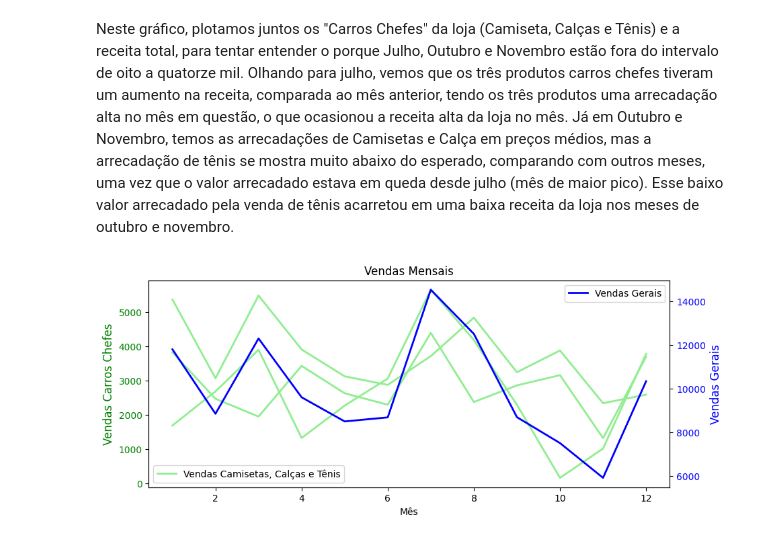
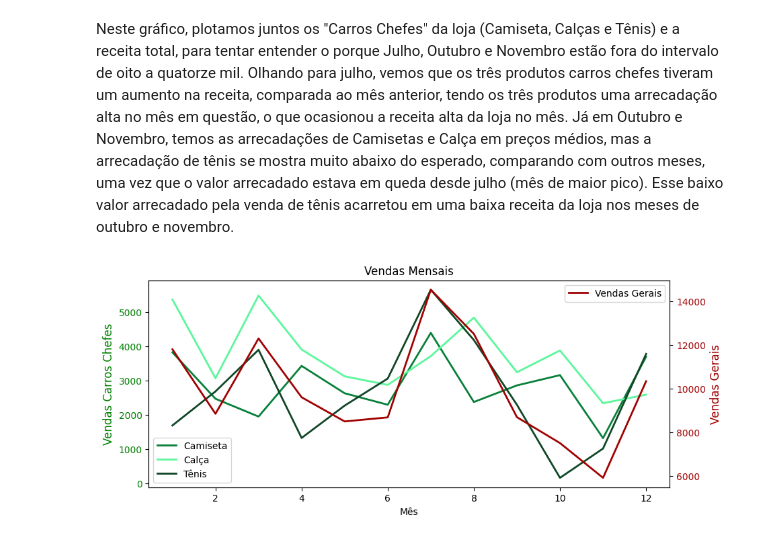
Before and after one commit to arthurantonio/Teste_Analytics_ArthurPereira, a Jupyter notebook: Analise.ipynb, the cells around one changed output. Cells and saved outputs as stored; diff of their text form; code cells hidden in the pictures.

```diff
--- a/Analise.ipynb
+++ b/Analise.ipynb
@@ -15,7 +15,7 @@ Mounted at /content/drive/
 # %% [markdown]
 # **Tratamento do Dados**
 # %%
-caminho = '/content/drive/MyDrive/PS Quod/data.csv'
+caminho = '/content/drive/MyDrive/PS Quod/data/data.csv'
 vendas = pd.read_csv(caminho)
 vendas.head()
 # %% [output]
@@ -245,26 +245,26 @@ Neste gráfico, plotamos juntos os "Carros Chefes" da loja (Camiseta, Calças e
 # %%
 # Criando o gráfico
 fig, ax1 = plt.subplots()
 
-ax1.plot(camiseta, color='lightgreen', linestyle='-', linewidth=2, label='Camiseta')
-ax1.plot(calca, color='lightgreen', linestyle='-', linewidth=2, label='Calça')
-ax1.plot(tenis, color='lightgreen', linestyle='-', linewidth=2, label='Tênis')
+ax1.plot(camiseta, color='#08803a', linestyle='-', linewidth=2, label='Camiseta')
+ax1.plot(calca, color='#5cf79c', linestyle='-', linewidth=2, label='Calça')
+ax1.plot(tenis, color='#104727', linestyle='-', linewidth=2, label='Tênis')
 ax1.set_xlabel('Mês')
 ax1.set_ylabel('Vendas Carros Chefes', color='green', fontsize=12)
 ax1.tick_params(axis='y', labelcolor='green')
-ax1.legend(["Vendas Camisetas, Calças e Tênis"], loc='lower left')
+ax1.legend( loc='lower left')
 
 
 ax2 = ax1.twinx()
-ax2 = valorPorMes.plot(figsize=(10, 4), color='blue', linestyle='-', linewidth=2)
+ax2 = valorPorMes.plot(figsize=(10, 4), color='#a10202', linestyle='-', linewidth=2)
 ax2.set_title("Valor Mensal de Vendas", fontsize=16)
 ax2.set_xlabel("Mês", fontsize=14)
-ax2.set_ylabel("Vendas Gerais", color='blue', fontsize=12)
-ax2.tick_params(axis='y', labelcolor='blue')
+ax2.set_ylabel("Vendas Gerais", color='#a10202', fontsize=12)
+ax2.tick_params(axis='y', labelcolor='#a10202')
 ax2.legend(["Vendas Gerais"], loc='upper right')
 
 # Título e layout
 plt.title('Vendas Mensais')
 plt.show()
 # %% [output]
-[figure, old version]
+[figure, new version]
```
Also changed, not shown: parts of 1 cell of this notebook.
